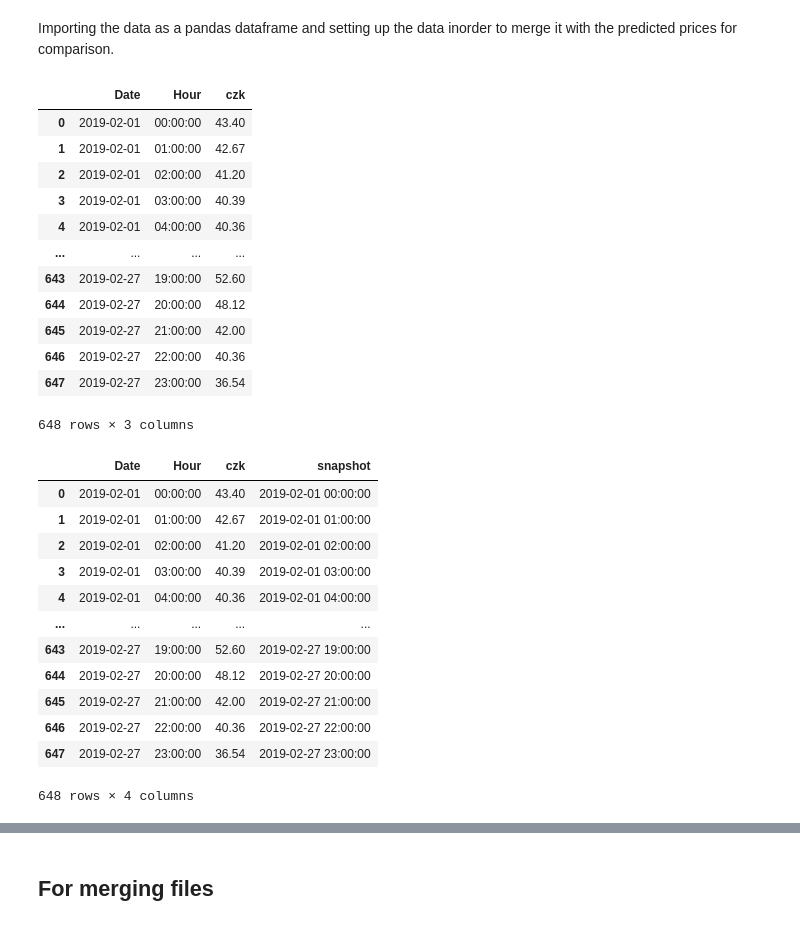
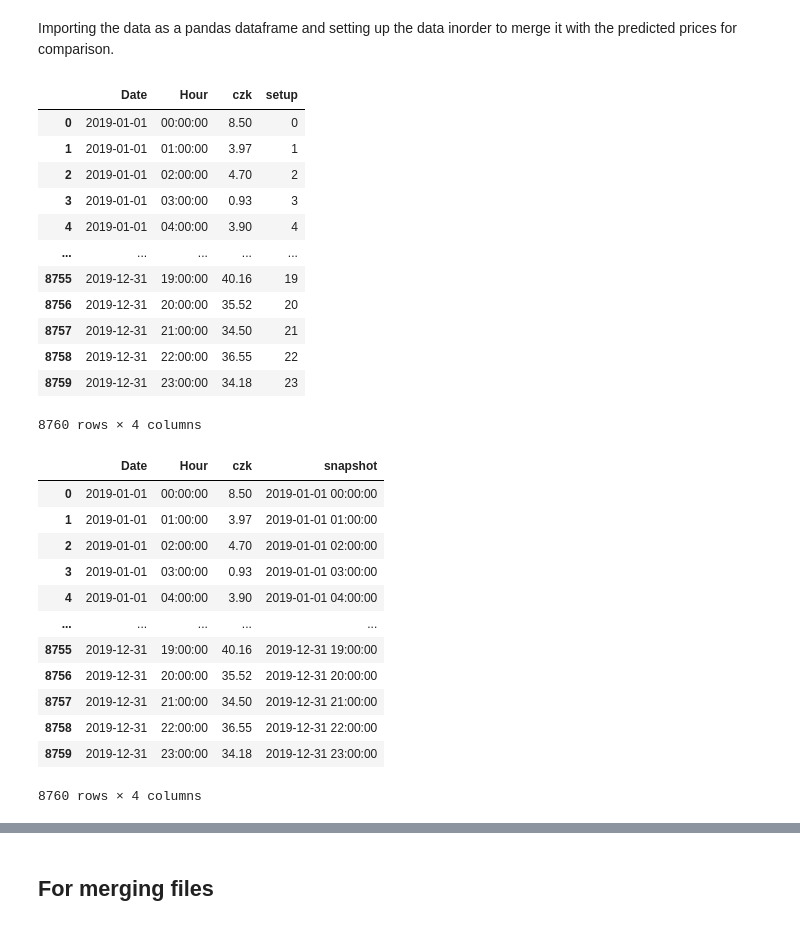
Before and after one commit to slvstr1/pypsa-eur, a Jupyter notebook: czechia_price2013.ipynb, the cells around one changed output, grey strips where cells are left out. Drawn from its saved outputs; the diff is of its cells as text; code cells hidden in the pictures.

```diff
--- a/czechia_price2013.ipynb
+++ b/czechia_price2013.ipynb
@@ -258,39 +258,40 @@ weighted_price.plot() #weighted price for Czech Republic generated by network
 # %% [markdown]
 Importing the data as a pandas dataframe and setting up the data inorder to merge it with the predicted prices for comparison.
 # %%
-df = pd.read_excel("E:\\Cerge-ei\\RA - electricity project\\pypsa-eur_v2\\2019_hourly_price_data.xlsx")
-df
+start1 = pd.read_excel("E:\\Cerge-ei\\RA - electricity project\\pypsa-eur_v2\\2019_hourly_price_data_full.xlsx")
+start1
 # %% [output]
-|  | Date | Hour | czk |
-| 0 | 2019-02-01 | 00:00:00 | 43.40 |
-| 1 | 2019-02-01 | 01:00:00 | 42.67 |
-| 2 | 2019-02-01 | 02:00:00 | 41.20 |
-| 3 | 2019-02-01 | 03:00:00 | 40.39 |
-| 4 | 2019-02-01 | 04:00:00 | 40.36 |
-| ... | ... | ... | ... |
-| 643 | 2019-02-27 | 19:00:00 | 52.60 |
-| 644 | 2019-02-27 | 20:00:00 | 48.12 |
-| 645 | 2019-02-27 | 21:00:00 | 42.00 |
-| 646 | 2019-02-27 | 22:00:00 | 40.36 |
-| 647 | 2019-02-27 | 23:00:00 | 36.54 |
+|  | Date | Hour | czk | setup |
+| 0 | 2019-01-01 | 00:00:00 | 8.50 | 0 |
+| 1 | 2019-01-01 | 01:00:00 | 3.97 | 1 |
+| 2 | 2019-01-01 | 02:00:00 | 4.70 | 2 |
+| 3 | 2019-01-01 | 03:00:00 | 0.93 | 3 |
+| 4 | 2019-01-01 | 04:00:00 | 3.90 | 4 |
+| ... | ... | ... | ... | ... |
+| 8755 | 2019-12-31 | 19:00:00 | 40.16 | 19 |
+| 8756 | 2019-12-31 | 20:00:00 | 35.52 | 20 |
+| 8757 | 2019-12-31 | 21:00:00 | 34.50 | 21 |
+| 8758 | 2019-12-31 | 22:00:00 | 36.55 | 22 |
+| 8759 | 2019-12-31 | 23:00:00 | 34.18 | 23 |
-648 rows × 3 columns
+8760 rows × 4 columns
 # %%
+df = start1.drop(['setup'], axis = 1)
 df["snapshot"] = df["Date"].astype(str) + " " + df["Hour"].astype(str)
 df
 # %% [output]
 |  | Date | Hour | czk | snapshot |
-| 0 | 2019-02-01 | 00:00:00 | 43.40 | 2019-02-01 00:00:00 |
-| 1 | 2019-02-01 | 01:00:00 | 42.67 | 2019-02-01 01:00:00 |
-| 2 | 2019-02-01 | 02:00:00 | 41.20 | 2019-02-01 02:00:00 |
-| 3 | 2019-02-01 | 03:00:00 | 40.39 | 2019-02-01 03:00:00 |
-| 4 | 2019-02-01 | 04:00:00 | 40.36 | 2019-02-01 04:00:00 |
+| 0 | 2019-01-01 | 00:00:00 | 8.50 | 2019-01-01 00:00:00 |
+| 1 | 2019-01-01 | 01:00:00 | 3.97 | 2019-01-01 01:00:00 |
+| 2 | 2019-01-01 | 02:00:00 | 4.70 | 2019-01-01 02:00:00 |
+| 3 | 2019-01-01 | 03:00:00 | 0.93 | 2019-01-01 03:00:00 |
+| 4 | 2019-01-01 | 04:00:00 | 3.90 | 2019-01-01 04:00:00 |
 | ... | ... | ... | ... | ... |
-| 643 | 2019-02-27 | 19:00:00 | 52.60 | 2019-02-27 19:00:00 |
-| 644 | 2019-02-27 | 20:00:00 | 48.12 | 2019-02-27 20:00:00 |
-| 645 | 2019-02-27 | 21:00:00 | 42.00 | 2019-02-27 21:00:00 |
-| 646 | 2019-02-27 | 22:00:00 | 40.36 | 2019-02-27 22:00:00 |
-| 647 | 2019-02-27 | 23:00:00 | 36.54 | 2019-02-27 23:00:00 |
+| 8755 | 2019-12-31 | 19:00:00 | 40.16 | 2019-12-31 19:00:00 |
+| 8756 | 2019-12-31 | 20:00:00 | 35.52 | 2019-12-31 20:00:00 |
+| 8757 | 2019-12-31 | 21:00:00 | 34.50 | 2019-12-31 21:00:00 |
+| 8758 | 2019-12-31 | 22:00:00 | 36.55 | 2019-12-31 22:00:00 |
+| 8759 | 2019-12-31 | 23:00:00 | 34.18 | 2019-12-31 23:00:00 |
-648 rows × 4 columns
+8760 rows × 4 columns
 # %%
 df1 = df.drop(['Date', 'Hour'], axis = 1)
 df1
```
Also changed, not shown: parts of 26 cells of this notebook, 2 other files.
